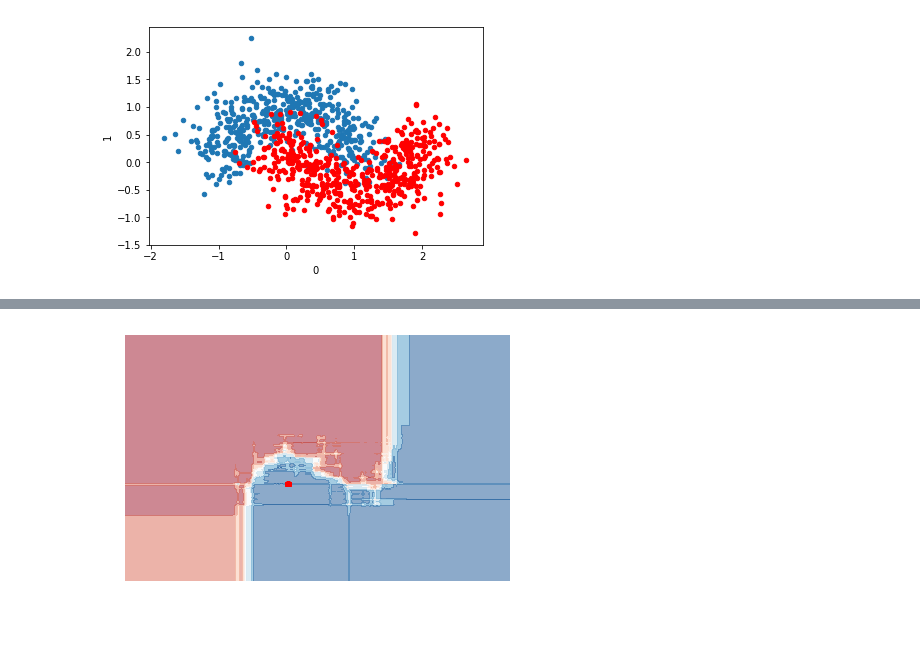
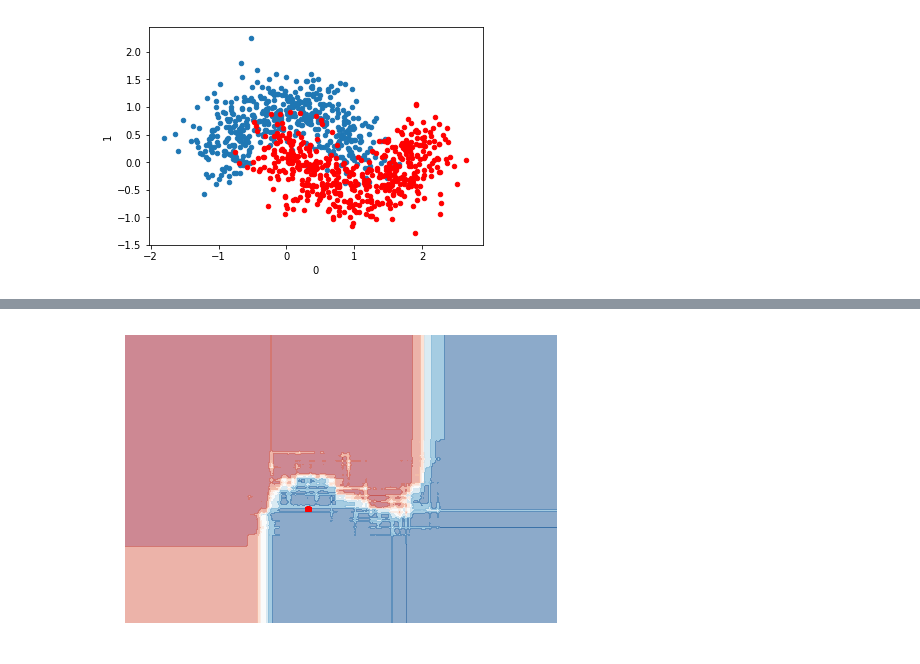
Before and after one commit to axa-rev-research/local-adverse-detection, a Jupyter notebook: Illustrate_approach.ipynb, the cells around one changed output, grey strips where cells are left out. Drawn from its saved outputs; the diff is of its cells as text; code cells hidden in the pictures; blank space fills up the shorter version.

```diff
--- a/Illustrate_approach.ipynb
+++ b/Illustrate_approach.ipynb
@@ -64,14 +64,15 @@ support_points, surrogate = ls.get_local_surrogate(x_toexplain)
 # %%
 ls.plot_support_points(X, x_toexplain, support_points,
                             plot_support_points=False,
                             plot_segment_points=False,
                             plot_touchpoints=False)
 axis('off')
 tight_layout()
+subplots_adjust(left=0, right=1, top=1, bottom=0)
 savefig('/Users/axa/Desktop/ECML_adversarial/01_x_toexplain.png')
 savefig('/Users/axa/Desktop/ECML_adversarial/01_x_toexplain.pdf')
 # %% [output]
-[figure, old version]
+[figure, new version]
 # %%
 ls.plot_support_points(X, x_toexplain, support_points,
                             plot_support_points=True,
```
Also changed, not shown: parts of 8 cells of this notebook, 3 other files.
